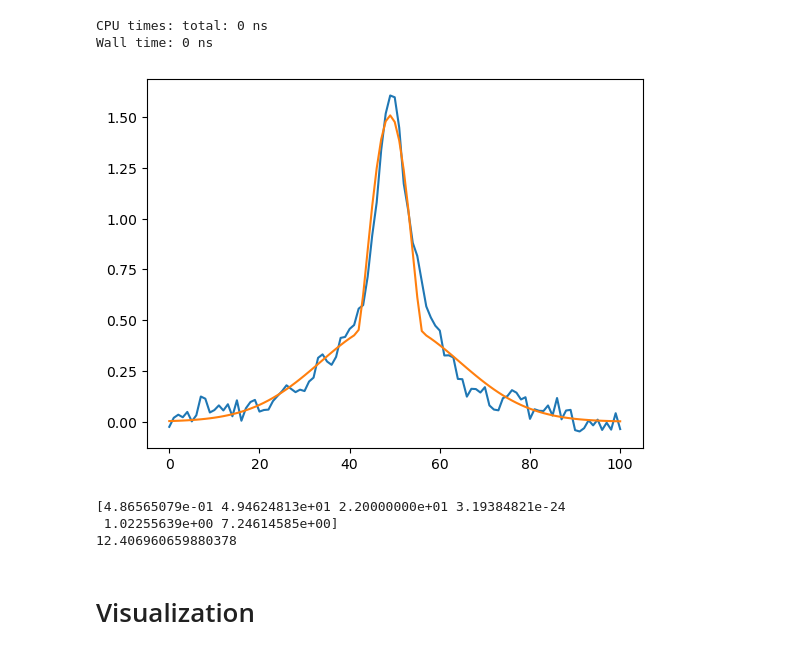
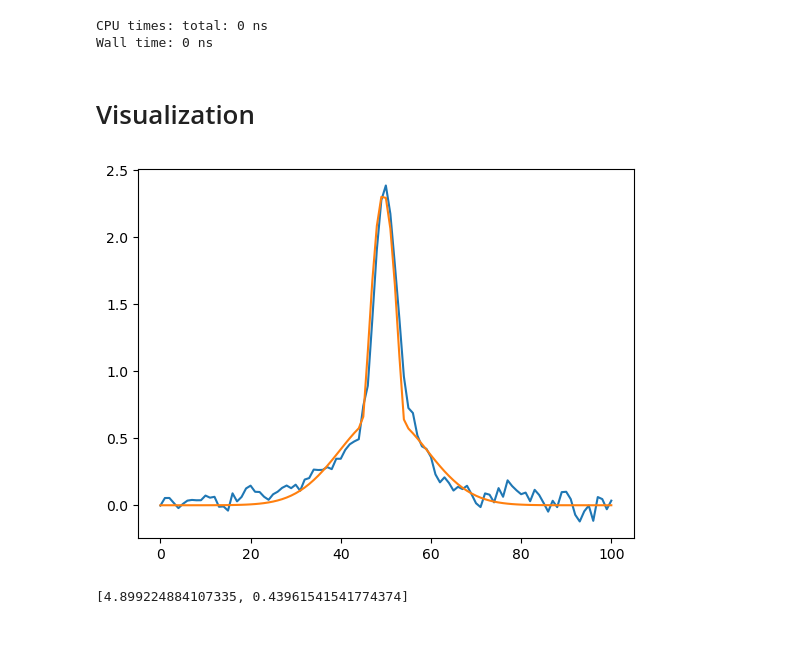
Before and after one commit to ArtMk/lithium, a Jupyter notebook: T4.ipynb, the cells around one changed output. Cells and saved outputs as stored; diff of their text form; code cells hidden in the pictures.

```diff
--- a/T4.ipynb
+++ b/T4.ipynb
@@ -41,7 +42,7 @@ Wall time: 204 ms
 # determine optimal ROI
 center = (176, 152)
 h = 50
-w = 6
+w = 3
 
 single_prc = la.density_builder([images_raw[3]], variables, center, h, w, info_sorted["Csat"], info_sorted["Img_Illumination_Time"], progress_disable = True)
 
@@ -96,5 +97,5 @@ plt.show()
 # %%
 %%time
 # filter missed shots
-images_fil = la.filter(images_prc, 100)
+images_fil = la.filter(images_prc, 70)
 # %% [output]
@@ -121,31 +122,27 @@ Wall time: 185 ms
 # %% [output]
 CPU times: total: 0 ns
 Wall time: 0 ns
+# %% [markdown]
+# Visualization
 # %%
-field = 4
+field = 0
 
 T4 = np.mean(images_fit["density"].iloc[field], axis = 1).compressed()
 pos = np.arange(0, len(T4))
 
 plt.plot(pos, T4)
 
 plt.plot(la.gauss_parab(np.linspace(0, len(T4), len(T4)), images_fit["T4_params"].iloc[field][0],
                                                           images_fit["T4_params"].iloc[field][1],
                                                           images_fit["T4_params"].iloc[field][2],
                                                           images_fit["T4_params"].iloc[field][3],
-                                                          images_fit["T4_params"].iloc[field][4],
-                                                          images_fit["T4_params"].iloc[field][5]))
+                                                          images_fit["T4_params"].iloc[field][4],))
 
 # plt.plot(pos, parab(pos, 2.3, 50, 5))
 
 plt.show()
 
-print(images_fit["T4_params"].iloc[field])
 print(images_fit["temperature"].iloc[field])
 # %% [output]
-[figure, old version]
+[figure, new version]
-[4.86565079e-01 4.94624813e+01 2.20000000e+01 3.19384821e-24
- 1.02255639e+00 7.24614585e+00]
-12.406960659880378
+[4.899224884107335, 0.43961541541774374]
-# %% [markdown]
-# Visualization
```
Also changed, not shown: parts of 10 cells of this notebook, 2 other files.
